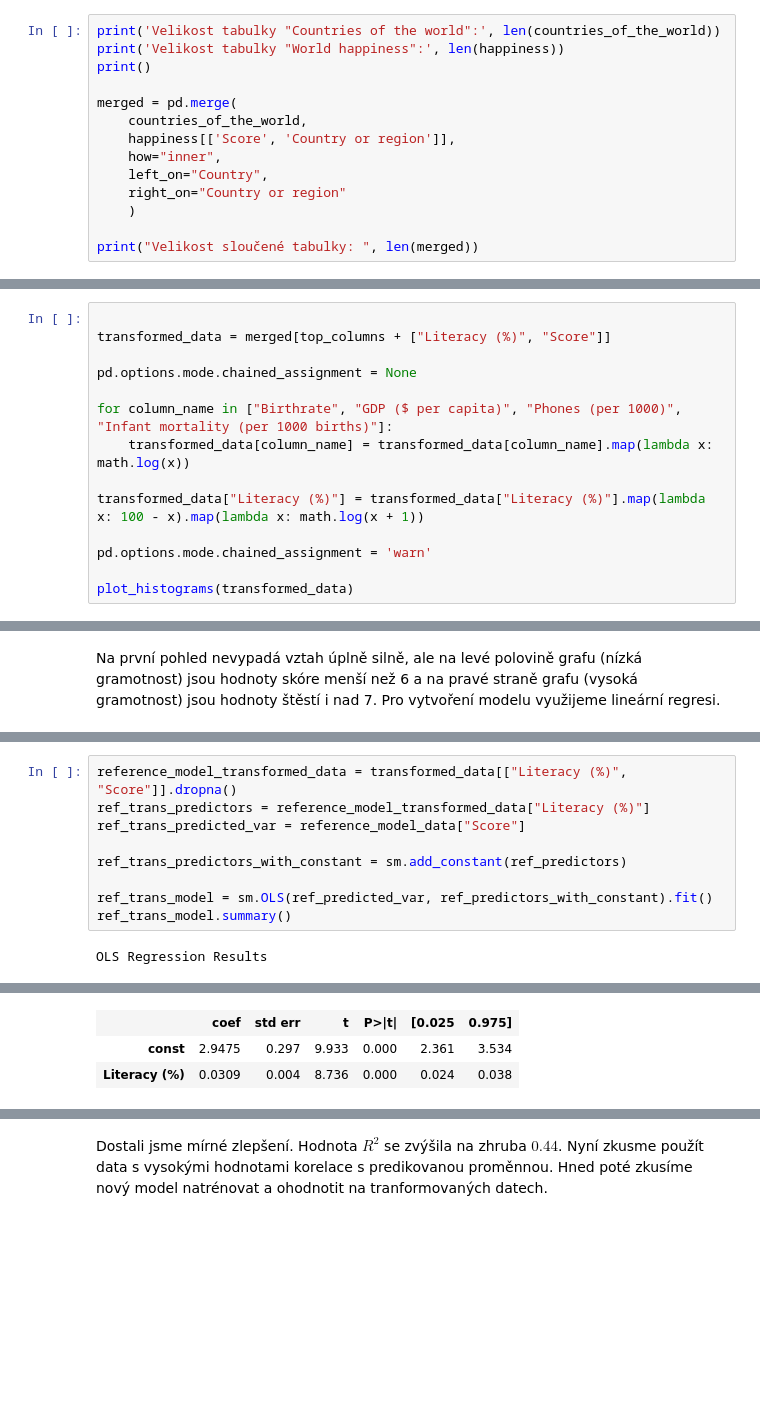
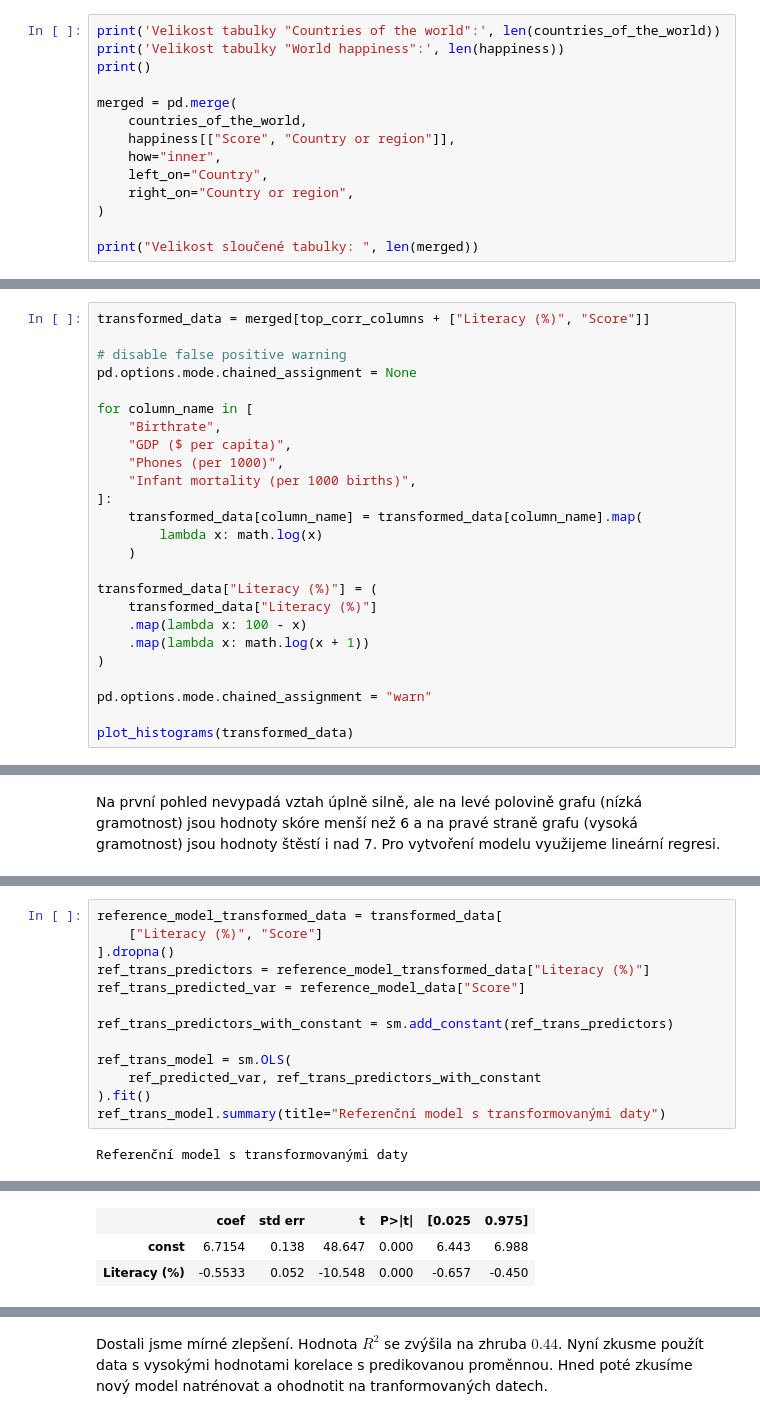
Before and after one commit to PatrikTrefil/NDBI048-data-science-project, a Jupyter notebook: main.ipynb, the cells around one changed output, grey strips where cells are left out. Drawn from its saved outputs; the diff is of its cells as text; blank space fills up the shorter version.

```diff
--- a/main.ipynb
+++ b/main.ipynb
@@ -99,11 +99,11 @@ print()
 
 merged = pd.merge(
     countries_of_the_world,
-    happiness[['Score', 'Country or region']],
+    happiness[["Score", "Country or region"]],
     how="inner",
     left_on="Country",
-    right_on="Country or region"
-    )
+    right_on="Country or region",
+)
 
 print("Velikost sloučené tabulky: ", len(merged))
 # %% [output]
@@ -244,15 +271,26 @@ Na histogramech jsme si mohli všimnout, že některé sloupce mají log-normál
 # %%
+transformed_data = merged[top_corr_columns + ["Literacy (%)", "Score"]]
 
-transformed_data = merged[top_columns + ["Literacy (%)", "Score"]]
-
+# disable false positive warning
 pd.options.mode.chained_assignment = None
 
-for column_name in ["Birthrate", "GDP ($ per capita)", "Phones (per 1000)", "Infant mortality (per 1000 births)"]:
-    transformed_data[column_name] = transformed_data[column_name].map(lambda x: math.log(x))
+for column_name in [
+    "Birthrate",
+    "GDP ($ per capita)",
+    "Phones (per 1000)",
+    "Infant mortality (per 1000 births)",
+]:
+    transformed_data[column_name] = transformed_data[column_name].map(
+        lambda x: math.log(x)
+    )
 
-transformed_data["Literacy (%)"] = transformed_data["Literacy (%)"].map(lambda x: 100 - x).map(lambda x: math.log(x + 1))
+transformed_data["Literacy (%)"] = (
+    transformed_data["Literacy (%)"]
+    .map(lambda x: 100 - x)
+    .map(lambda x: math.log(x + 1))
+)
 
-pd.options.mode.chained_assignment = 'warn'
+pd.options.mode.chained_assignment = "warn"
 
 plot_histograms(transformed_data)
 # %% [output]
@@ -327,11 +372,15 @@ Pro vyhodnocení přesnosti predikcí modelu můžeme použít mnoho metrik. Ně
 # %%
-reference_model_transformed_data = transformed_data[["Literacy (%)", "Score"]].dropna()
+reference_model_transformed_data = transformed_data[
+    ["Literacy (%)", "Score"]
+].dropna()
 ref_trans_predictors = reference_model_transformed_data["Literacy (%)"]
 ref_trans_predicted_var = reference_model_data["Score"]
 
-ref_trans_predictors_with_constant = sm.add_constant(ref_predictors)
+ref_trans_predictors_with_constant = sm.add_constant(ref_trans_predictors)
 
-ref_trans_model = sm.OLS(ref_predicted_var, ref_predictors_with_constant).fit()
-ref_trans_model.summary()
+ref_trans_model = sm.OLS(
+    ref_predicted_var, ref_trans_predictors_with_constant
+).fit()
+ref_trans_model.summary(title="Referenční model s transformovanými daty")
 # %% [output]
-OLS Regression Results
+Referenční model s transformovanými daty
@@ -345,5 +394,5 @@ OLS Regression Results
 | Df Model: | 1 |  |  |
 | Covariance Type: | nonrobust |  |  |
 |  | coef | std err | t | P>|t| | [0.025 | 0.975] |
-| const | 2.9475 | 0.297 | 9.933 | 0.000 | 2.361 | 3.534 |
-| Literacy (%) | 0.0309 | 0.004 | 8.736 | 0.000 | 0.024 | 0.038 |
+| const | 6.7154 | 0.138 | 48.647 | 0.000 | 6.443 | 6.988 |
+| Literacy (%) | -0.5533 | 0.052 | -10.548 | 0.000 | -0.657 | -0.450 |
```
Also changed, not shown: parts of 18 cells of this notebook, 5 other files.
